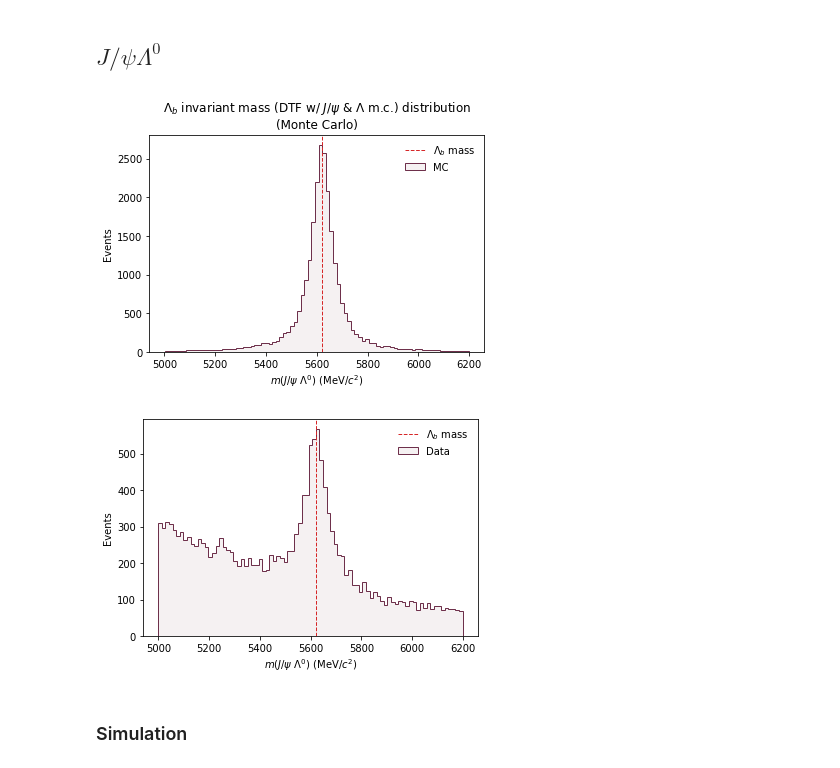
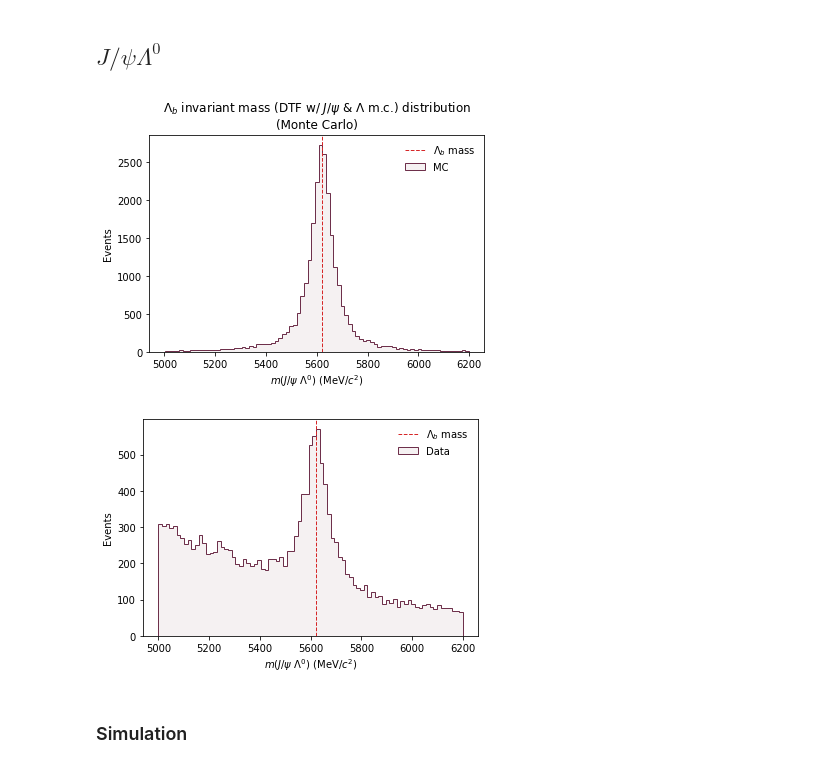
Before and after one commit to alatios/lb2jpsil_lambda-emdm-measurement, a Jupyter notebook: 01_invariant_mass_fits.ipynb, the cells around one changed output. Drawn from its saved outputs; the diff is of its cells as text; code cells hidden in the pictures.

```diff
--- a/01_invariant_mass_fits.ipynb
+++ b/01_invariant_mass_fits.ipynb
@@ -242,7 +299,7 @@ if dtf_success:
     pre_selection_cuts = pre_selection_cuts & dtf_success_cuts
 
 if b0_veto:
-    pre_selection_cuts = pre_selection_cuts & b0_veto_cuts
+    pre_selection_cuts = pre_selection_cuts & b0_veto_cuts & armenteros_cuts
 
 df_mc[pre_selection_cuts]
 # %% [output]
@@ -264,6 +321,20 @@ df_mc[pre_selection_cuts]
 # Run 2 data
 # %%
 df_data = pd.read_hdf(input_data, key='LHCbData')
+# %%
+df_data_norm = df_data.loc[df_data['L_ID']  == 3122].copy()
+df_data_bar = df_data.loc[df_data['L_ID']  == -3122].copy()
+
+del(df_data)
+
+compute_momentum_asymmetry(df_data_norm, 'L', 'p', 'pim', 'DTF_FixJPsi_')
+compute_momentum_asymmetry(df_data_bar, 'L', 'pim', 'p', 'DTF_FixJPsi_')
+
+df_data = pd.concat([df_data_norm, df_data_bar])
+
+del(df_data_norm, df_data_bar)
+# %%
+data_armenteros_cuts = (abs(df_data['DTF_FixJPsi_p_asymm']) > 0.5)
 # %%
 data_dtf_cuts = df_data['DTF_FixJPsiLambda_status'] == 'Success'
 data_b0_veto_cuts = (df_data['DTF_FixJPsiLambda_PIDSubs_status'] != 'Success') | (np.abs(df_data['DTF_FixJPsiLambda_PIDSubs_Lb_M'] - b0_pdg_mass) > b0_veto_threshold)
@@ -274,7 +345,7 @@ if dtf_success:
     data_cuts = data_cuts & data_dtf_cuts
 
 if b0_veto:
-    data_cuts = data_cuts & data_b0_veto_cuts
+    data_cuts = data_cuts & data_b0_veto_cuts & data_armenteros_cuts
 
 df_data[data_cuts]
 # %% [output]
@@ -473,7 +544,7 @@ bkg_func = {
 # %%
 inv_mass_variable = 'DTF_FixJPsiLambda_Lb_M'
 inv_mass_variable_title = '$\Lambda_b$ invariant mass (DTF w/ $J/\psi$ & $\Lambda$ m.c.)'
-bin_number = 85
+bin_number = 83
 basic_filename = 'lambdab_after_hard_hist'
 
 plot_filename = 'MC_' + basic_filename
@@ -488,35 +559,35 @@ if show_grid:
 #plt.yscale('log')
 plt.xlabel("$m(J/\psi~\Lambda^0)$ (MeV/$c^2$)")
 plt.ylabel('Events')
 plt.title(inv_mass_variable_title + " distribution" + '\n(Monte Carlo)')
 plt.axvline(lambdab_pdg_mass, color='tab:red', linestyle='--', linewidth='1', label='$\Lambda_b$ mass')
 plt.legend(frameon=False)
 if save_plots:
     plt.savefig(plot_directory + plot_filename + '.pdf', bbox_inches='tight')
 plt.show()
 
 plot_filename = 'Data_' + basic_filename
 
 data_events, data_bins, data_patches = plt.hist(
     df_data.loc[:, inv_mass_variable],
     histtype='stepfilled', color=hex_to_rgba(lightplum,0.1), edgecolor=plum,
     bins=bin_number, label='Data')
 
 if show_grid:
     plt.grid()
 plt.xlabel("$m(J/\psi~\Lambda^0)$ (MeV/$c^2$)")
 plt.ylabel('Events')
 
 if show_titles:
     plt.title(inv_mass_variable_title + " distribution" + '\n(Real data)')
 plt.axvline(lambdab_pdg_mass, color='tab:red', linestyle='--', linewidth='1', label='$\Lambda_b$ mass')
 plt.legend(frameon=False)
 if save_plots:
     plt.savefig(plot_directory + plot_filename + '.pdf', bbox_inches='tight')
 plt.show()
 # %% [output]
-[figure, old version]
+[figure, new version]
-[figure, old version]
+[figure, new version]
 # %% [markdown]
 ### Simulation
 # %%
```
Also changed, not shown: parts of 24 cells of this notebook, 1 other file.
